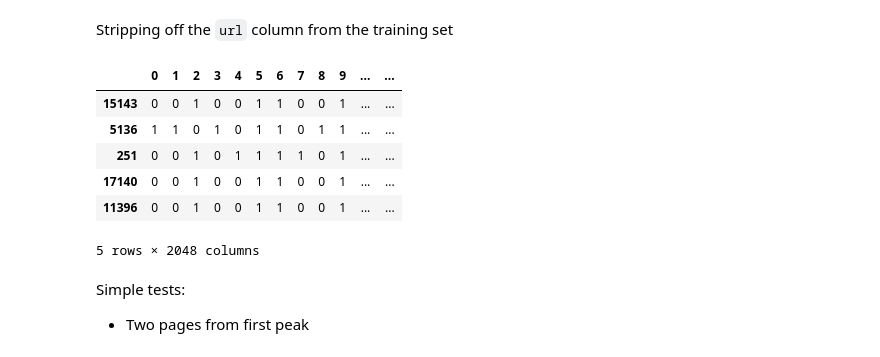
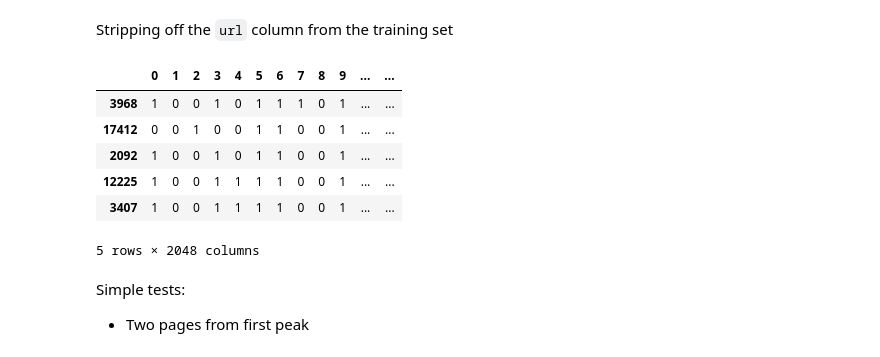
Before and after one commit to a-wars/AGIW_First_HW, a Jupyter notebook: notebooks/homework.ipynb, the cells around one changed output. Saved outputs shown, nothing was run; the diff lists cells and outputs as text; code cells hidden in the pictures.

```diff
--- a/notebooks/homework.ipynb
+++ b/notebooks/homework.ipynb
@@ -146,0 +227,3 @@ The second peak is instead associated to the pages that show the list of article
+# %%
+df_with_labels['label'] = None
+df_with_labels.head()
@@ -146,0 +240,13 @@ The second peak is instead associated to the pages that show the list of article
+# %%
+def set_label(url, regex, old_label, new_label):
+    if re.match(regex, url):
+        if old_label is None:
+            return new_label
+        else:
+            return 'collision'
+    else:
+        return old_label
+
+
+df_with_labels['label'] = df_with_labels.apply(lambda x: set_label(x['url'], article_regex, x['label'], 'article'), axis=1)
+df_with_labels[df_with_labels['label']=='collision'].head()
@@ -146,0 +266,3 @@ The second peak is instead associated to the pages that show the list of article
+# %%
+df_with_labels['label'] = df_with_labels.apply(lambda x: set_label(x['url'], list_regex, x['label'], 'list'), axis=1)
+df_with_labels[df_with_labels['label']=='collision'].head()
@@ -149,6 +337,6 @@ Split the dataset into training set (80%) and test set (20%)
 # %%
 from sklearn.model_selection import train_test_split
-train, test = train_test_split(df, test_size = 0.2, random_state = 0)
+train, test = train_test_split(df_with_labels, test_size = 0.2, random_state = 10)
 print("training set lenght is {}".format(len(train)))
 print("test set lenght is {}".format(len(test)))
 # %% [output]
@@ -157,15 +345,15 @@ test set lenght is 3770
 # %% [markdown]
 Stripping off the ``url`` column from the training set
 # %%
-train_ft = train.drop(['url','tags'], axis=1)
+train_ft = train.drop(['url','tags','label'], axis=1)
 train_ft.head()
 # %% [output]
 |  | 0 | 1 | 2 | 3 | 4 | 5 | 6 | 7 | 8 | 9 | ... | ... |
-| 15143 | 0 | 0 | 1 | 0 | 0 | 1 | 1 | 0 | 0 | 1 | ... | ... |
-| 5136 | 1 | 1 | 0 | 1 | 0 | 1 | 1 | 0 | 1 | 1 | ... | ... |
-| 251 | 0 | 0 | 1 | 0 | 1 | 1 | 1 | 1 | 0 | 1 | ... | ... |
-| 17140 | 0 | 0 | 1 | 0 | 0 | 1 | 1 | 0 | 0 | 1 | ... | ... |
-| 11396 | 0 | 0 | 1 | 0 | 0 | 1 | 1 | 0 | 0 | 1 | ... | ... |
+| 3968 | 1 | 0 | 0 | 1 | 0 | 1 | 1 | 1 | 0 | 1 | ... | ... |
+| 17412 | 0 | 0 | 1 | 0 | 0 | 1 | 1 | 0 | 0 | 1 | ... | ... |
+| 2092 | 1 | 0 | 0 | 1 | 0 | 1 | 1 | 0 | 0 | 1 | ... | ... |
+| 12225 | 1 | 0 | 0 | 1 | 1 | 1 | 1 | 0 | 0 | 1 | ... | ... |
+| 3407 | 1 | 0 | 0 | 1 | 1 | 1 | 1 | 0 | 0 | 1 | ... | ... |
 5 rows × 2048 columns
 # %%
 from sklearn.cluster import KMeans
```
Also changed, not shown: parts of 44 cells of this notebook.
